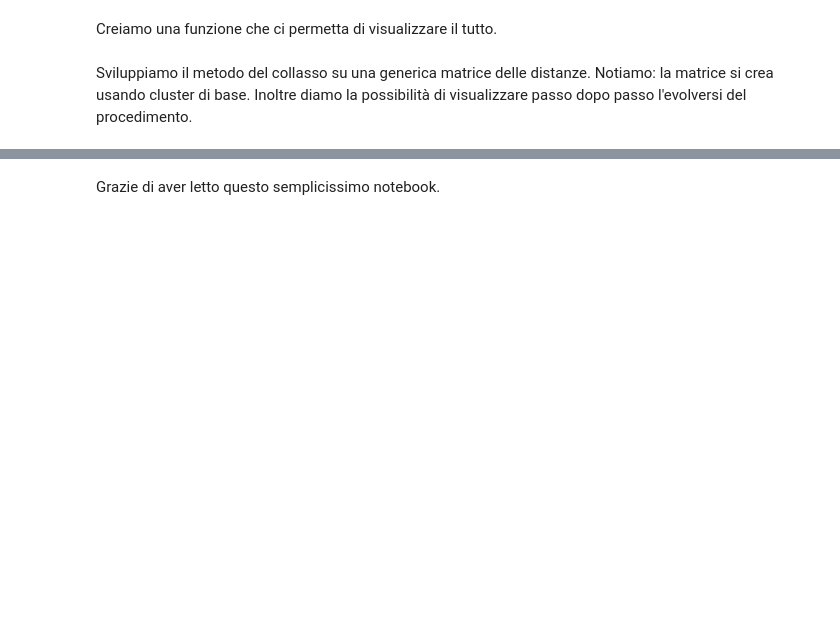
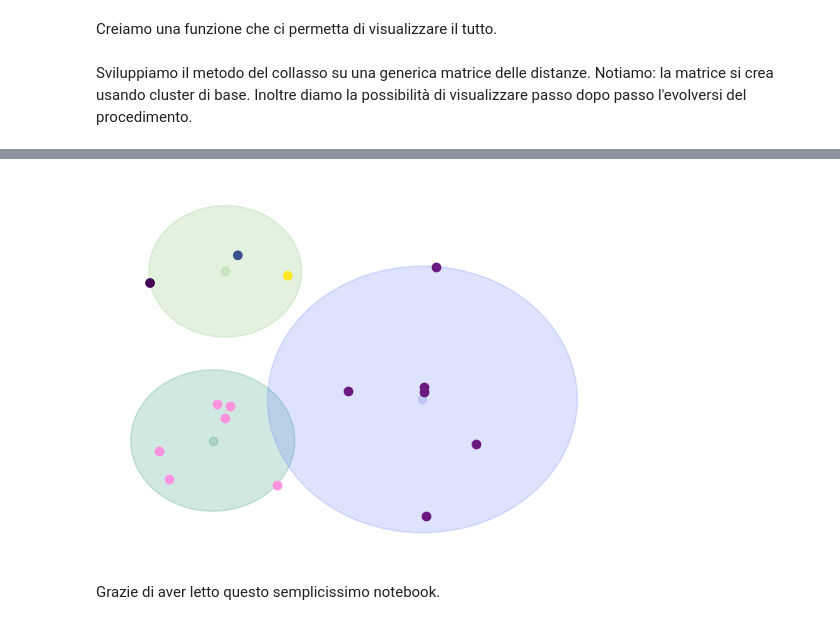
Before and after one commit to frekkoz3/collapse-method-mean-centroid, a Jupyter notebook: metodo del collasso.ipynb, the cells around one changed output, grey strips where cells are left out. Cells and saved outputs as stored; diff of their text form; code cells hidden in the pictures; blank space fills up the shorter version.

```diff
--- a/metodo del collasso.ipynb
+++ b/metodo del collasso.ipynb
@@ -201,4 +202,4 @@ def collapse_method_fixed_k(points, k = 3, visualize = False):
         show_clusters(clusters)
     return clusters
 # %%
-clusters = collapse_method_fixed_k (points, k = NUMBER_OF_CLUSTERS, visualize = True)
+clusters = collapse_method_fixed_k (points, k = NUMBER_OF_CLUSTERS, visualize = False)
@@ -219,2 +206,6 @@ clusters = collapse_method_fixed_k (points, k = NUMBER_OF_CLUSTERS, visualize =
+# %%
+show_clusters(clusters)
+# %% [output]
+[figure, added]
 # %% [markdown]
 Grazie di aver letto questo semplicissimo notebook.
```
Also changed, not shown: parts of 6 cells of this notebook.
